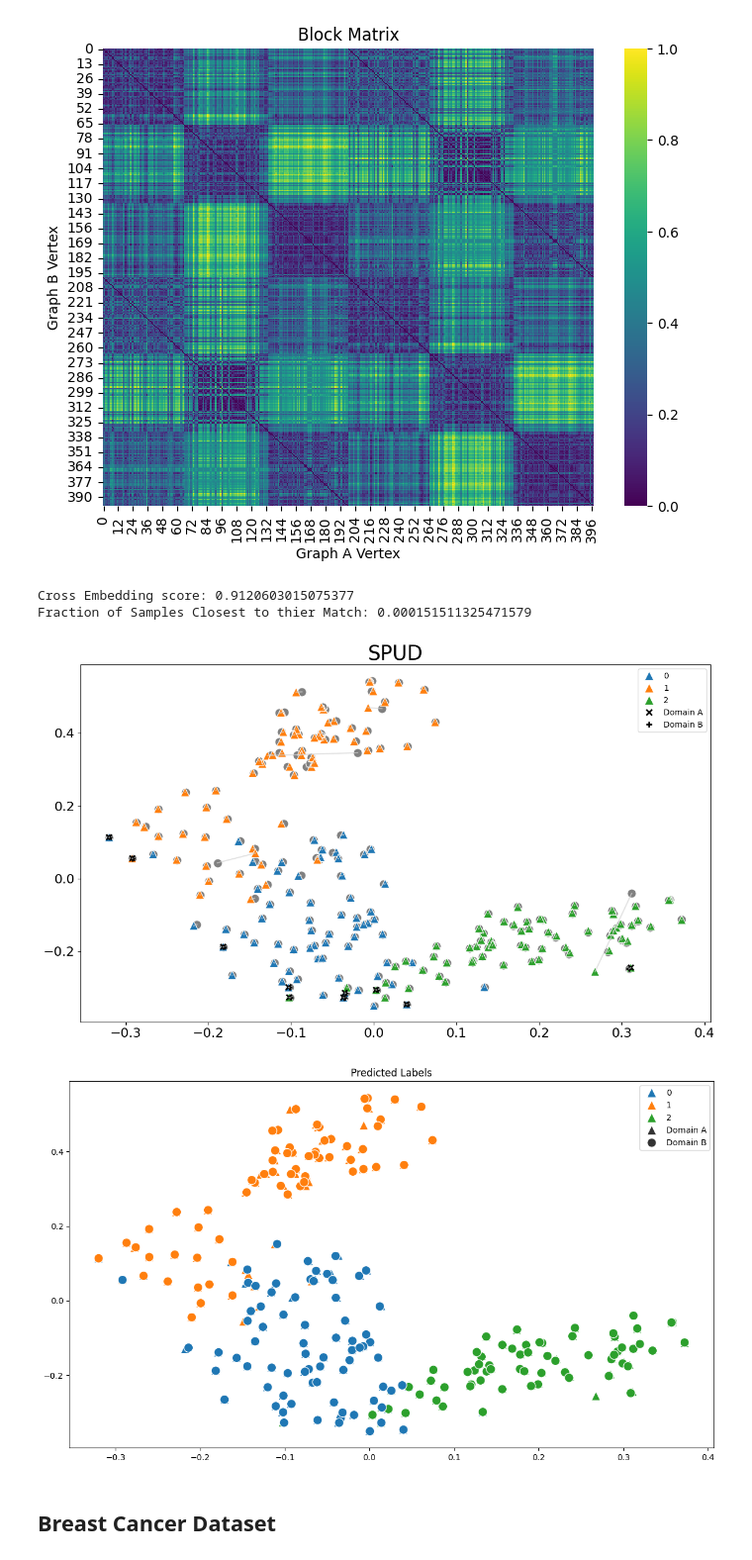
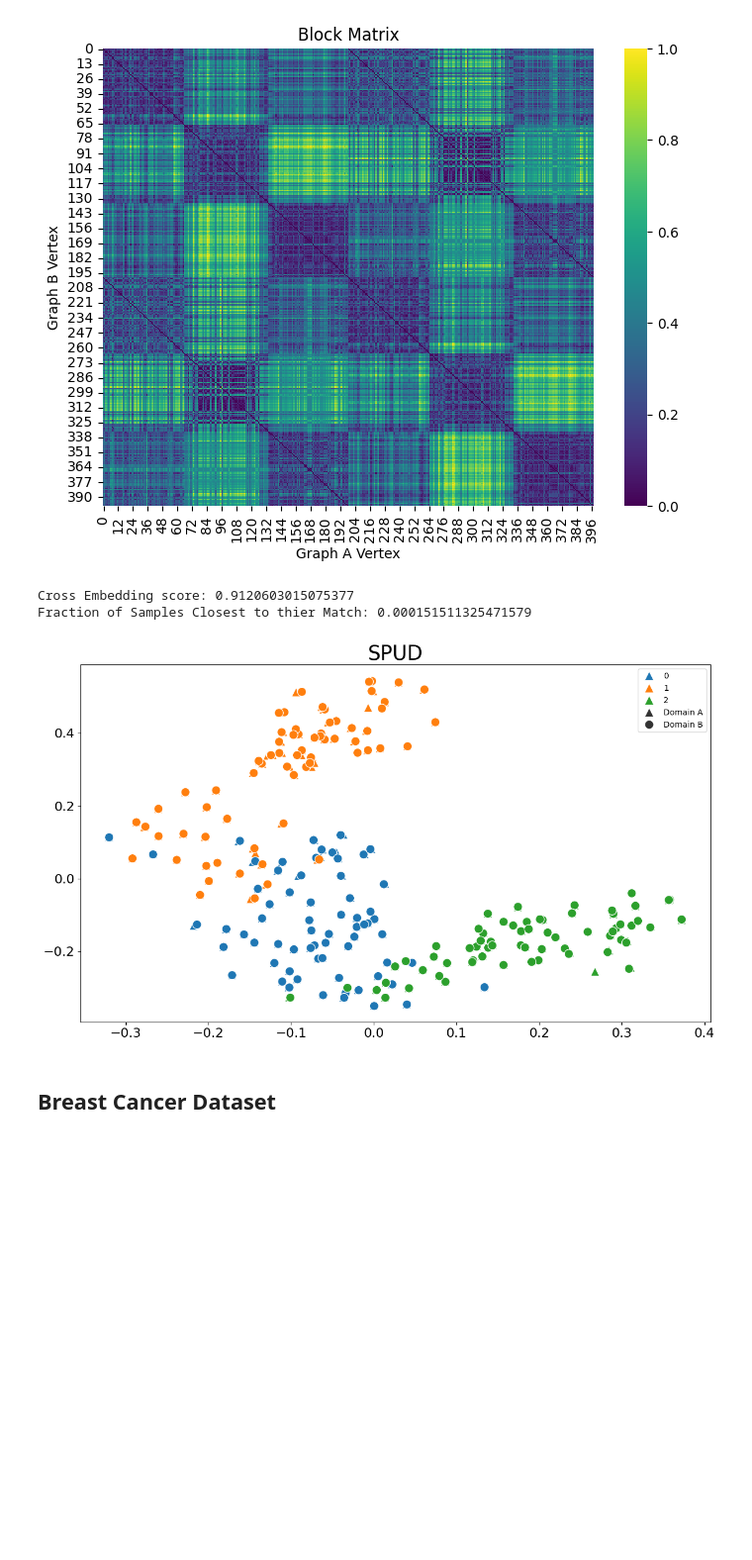
Before and after one commit to rustadadam/mashspud, a Jupyter notebook: demonstration_notebooks/SPUD_demonstration.ipynb, the cells around one changed output. Shown at 99% size. Saved outputs shown, nothing was run; the diff lists cells and outputs as text; code cells hidden in the pictures; blank space fills up the shorter version.

```diff
--- a/demonstration_notebooks/SPUD_demonstration.ipynb
+++ b/demonstration_notebooks/SPUD_demonstration.ipynb
@@ -84,12 +88,11 @@ seeds_spud.plot_heat_map()
 # %% [output]
 [figure]
 # %%
-seeds_spud.plot_emb(labels = seeds_labels, show_pred=True)
+seeds_spud.plot_emb(labels = seeds_labels, show_lines = False, show_anchors = False)
 # %% [output]
 Cross Embedding score: 0.9120603015075377
 Fraction of Samples Closest to thier Match: 0.000151511325471579
-[figure, old version]
+[figure, new version]
-[figure, removed]
 # %% [markdown]
 ## Breast Cancer Dataset
 # %%
```
Also changed, not shown: parts of 13 cells of this notebook, 1 other file.
